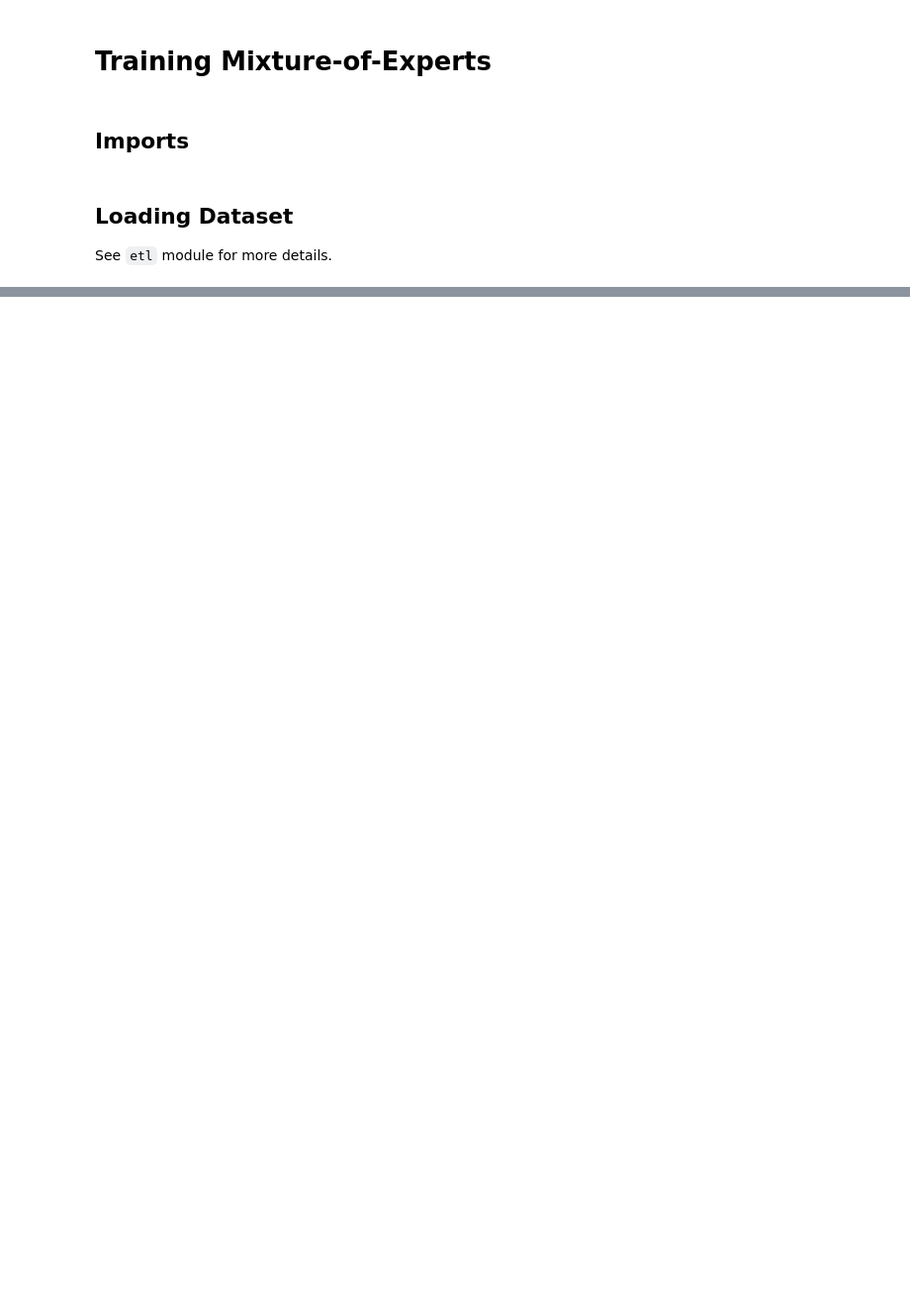
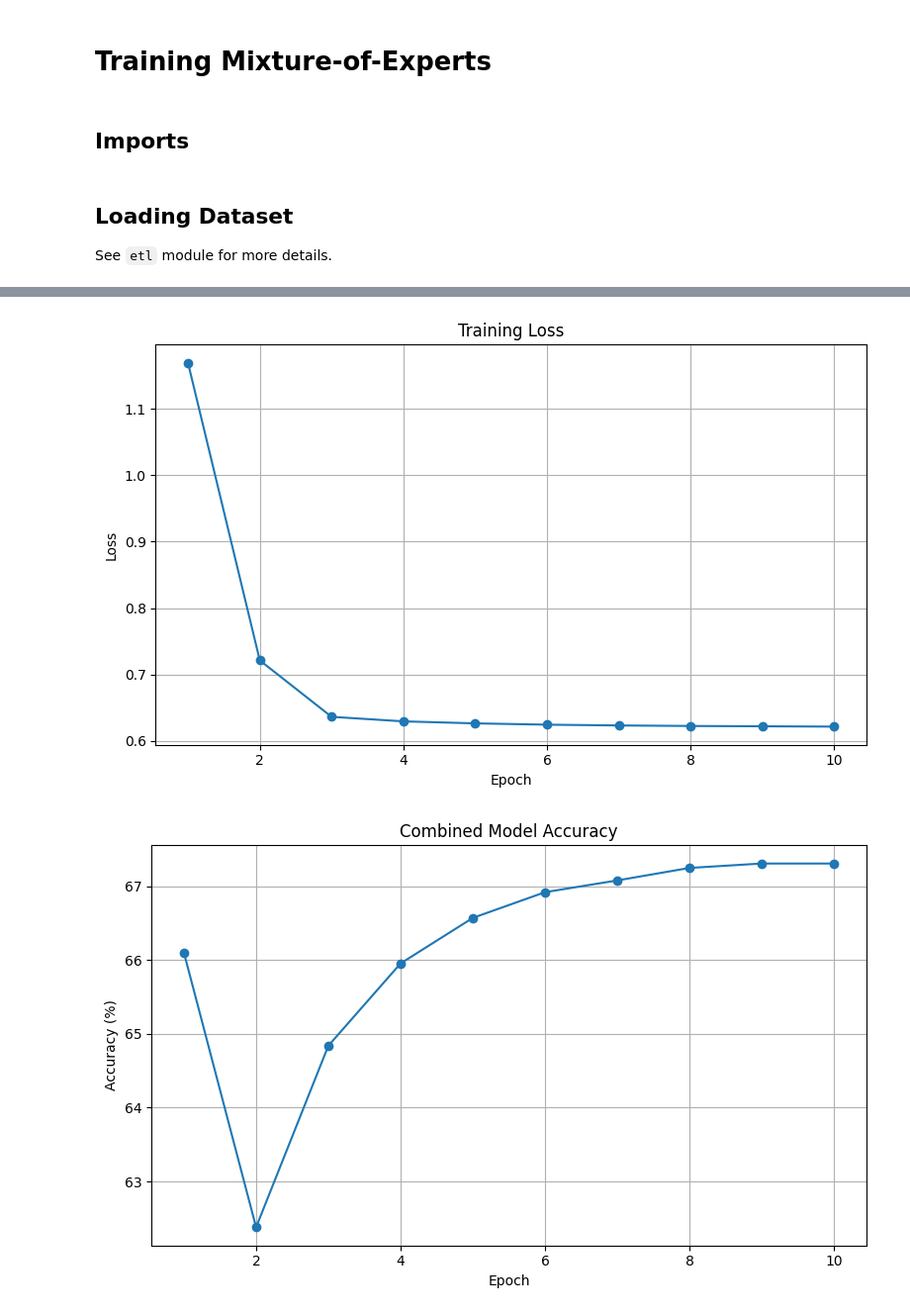
Before and after one commit to ShishirAravindan/nfl-prediction-MoE, a Jupyter notebook: demo/trainMoE.ipynb, the cells around one changed output, grey strips where cells are left out. Shown: that part at 99% size. Cells and saved outputs as stored; diff of their text form; code cells hidden in the pictures; blank space fills up the shorter version.

```diff
--- a/demo/trainMoE.ipynb
+++ b/demo/trainMoE.ipynb
@@ -102,0 +48,16 @@ plt.show()
+# %%
+# Create dataloaders
+batch_size = 32
+
+train_loader = DataLoader(
+    train_dataset,
+    batch_size=batch_size,
+    shuffle=True,
+    collate_fn=collate_fn
+)
+test_loader = DataLoader(
+    test_dataset,
+    batch_size=batch_size,
+    shuffle=True,
+    collate_fn=collate_fn
+)
@@ -102,0 +73,2 @@ plt.show()
+# %%
+moe = MixtureOfExperts()
@@ -102,0 +183,58 @@ plt.show()
+# %%
+import matplotlib.pyplot as plt
+
+def plot_training_loss(epochs, losses):
+    plt.figure(figsize=(8, 5))
+    plt.plot(range(1, epochs+1), losses, marker='o')
+    plt.title('Training Loss')
+    plt.xlabel('Epoch')
+    plt.ylabel('Loss')
+    plt.grid(True)
+    plt.tight_layout()
+    plt.show()
+
+def plot_accuracy_comparison(epochs, accuracies, expert_accuracies):
+    plt.figure(figsize=(8, 5))
+    plt.plot(range(1, epochs+1), accuracies, marker='o', label='Combined Model')
+    plt.plot(range(1, epochs+1), expert_accuracies['cnn'], marker='s', label='CNN Expert')
+    plt.plot(range(1, epochs+1), expert_accuracies['rnn'], marker='^', label='RNN Expert')
+    plt.plot(range(1, epochs+1), expert_accuracies['mlp'], marker='d', label='MLP Expert')
+    plt.title('Model Accuracies')
+    plt.xlabel('Epoch')
+    plt.ylabel('Accuracy (%)')
+    plt.legend()
+    plt.grid(True)
+    plt.tight_layout()
+    plt.show()
+
+def plot_expert_weights(epochs, expert_weights_history):
+    plt.figure(figsize=(8, 5))
+    plt.plot(range(1, epochs+1), [w[0] for w in expert_weights_history], marker='s', label='CNN Weight')
+    plt.plot(range(1, epochs+1), [w[1] for w in expert_weights_history], marker='^', label='RNN Weight')
+    plt.plot(range(1, epochs+1), [w[2] for w in expert_weights_history], marker='d', label='MLP Weight')
+    plt.title('Expert Weights Over Time')
+    plt.xlabel('Epoch')
+    plt.ylabel('Weight')
+    plt.legend()
+    plt.grid(True)
+    plt.tight_layout()
+    plt.show()
+
+def plot_combined_accuracy(epochs, accuracies):
+    plt.figure(figsize=(8, 5))
+    plt.plot(range(1, epochs+1), accuracies, marker='o')
+    plt.title('Combined Model Accuracy')
+    plt.xlabel('Epoch')
+    plt.ylabel('Accuracy (%)')
+    plt.grid(True)
+    plt.tight_layout()
+    plt.show()
+
+# Plot each metric separately
+plot_training_loss(num_epochs, losses)
+plot_combined_accuracy(num_epochs, accuracies)
+plot_accuracy_comparison(num_epochs, accuracies, expert_accuracies)
+plot_expert_weights(num_epochs, expert_weights_history)
+# %% [output]
+[figure, added]
+[figure, added]
```
Also changed, not shown: parts of 19 cells of this notebook.
